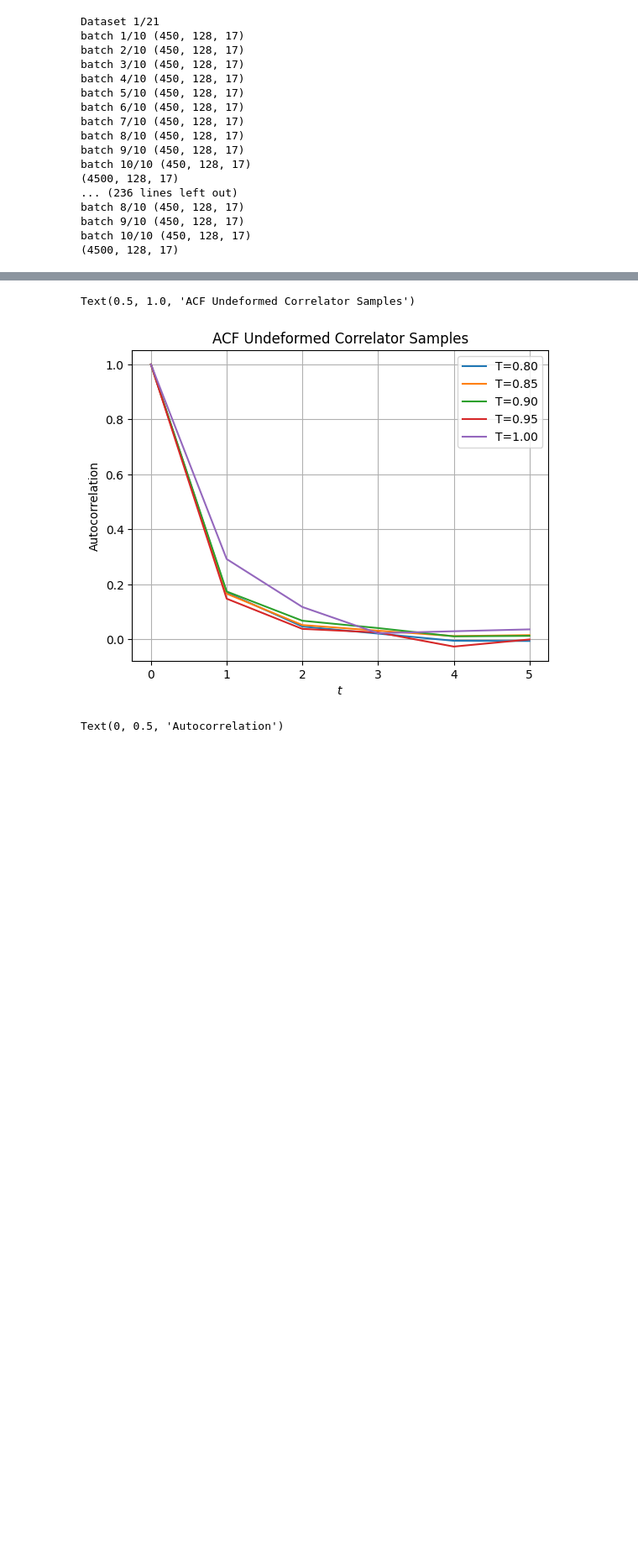
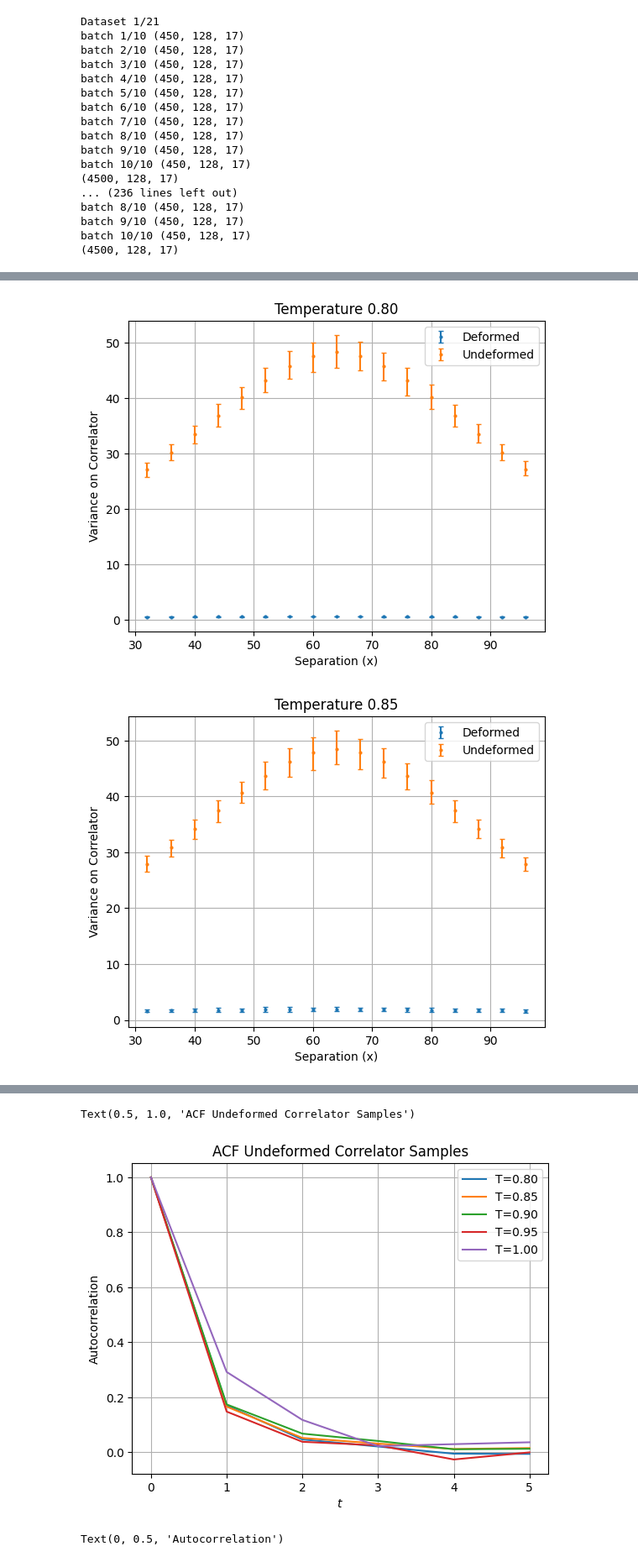
Before and after one commit to amshak01/XY-Contour-Deformations, a Jupyter notebook: deformations.ipynb, the cells around one changed output, grey strips where cells are left out. Shown: that part at 84% size. Cells and saved outputs as stored; diff of their text form; code cells hidden in the pictures; blank space fills up the shorter version.

```diff
--- a/deformations.ipynb
+++ b/deformations.ipynb
@@ -695,7 +701,7 @@ with torch.no_grad():
         samples = np.concatenate(samples, axis=0)
         undeformed_proj.append(samples)
 
-    undeformed_proj = np.stack(undeformed_proj)
+    undeformed_proj = np.stack(undeformed_proj) / lat_size
 
 undeformed_proj.shape
 # %% [output]
@@ -809,2 +861,2 @@ deformed_grid = np.load("deformed_grid_128.npy")
 # %%
-deformed_grid.shape
+deformed_proj = deformed_grid.sum(axis=-2).real
@@ -812,0 +863,12 @@ deformed_grid.shape
+# %%
+deformed_proj_mean_CIs = []
+deformed_proj_var_CIs = []
+
+for i in range(deformed_proj.shape[0]):
+    print(f"Bootstrapping temperature {i + 1}/{deformed_proj.shape[0]}")
+
+    mean_CIs = bin_bootstrap_2d(deformed_proj[i], np.mean, 1, 200, 95)
+    var_CIs = bin_bootstrap_2d(deformed_proj[i], np.var, 1, 200, 95)
+
+    deformed_proj_mean_CIs.append(mean_CIs)
+    deformed_proj_var_CIs.append(var_CIs)
@@ -812,0 +893,37 @@ deformed_grid.shape
+# %%
+for i in range(0,21,5):
+    plt.figure()
+    c, l, u, _ = deformed_proj_var_CIs[i]
+    plt.errorbar(
+        x_seps,
+        c,
+        yerr=(c - l, u - c),
+        fmt="o",
+        markersize=2,  # size of the mean point
+        capsize=2.5,  # caps at ends of error bars
+        elinewidth=1.5,  # vertical line thickness
+        capthick=1,  # cap thickness
+        label='Deformed'
+    )
+
+    c, l, u, _ = undeformed_proj_var_CIs[i]
+    plt.errorbar(
+        x_seps,
+        c,
+        yerr=(c - l, u - c),
+        fmt="o",
+        markersize=2,  # size of the mean point
+        capsize=2.5,  # caps at ends of error bars
+        elinewidth=1.5,  # vertical line thickness
+        capthick=1,  # cap thickness
+        label='Undeformed'
+    )
+    plt.grid()
+    plt.xlabel('Separation (x)')
+    plt.ylabel('Variance on Correlator')
+    plt.title(f'Temperature {val_temps[i]:.2f}')
+    plt.legend()
+    plt.savefig(f"writeup/figures/deformed_vs_undeformed_var/fig_{i//5}.png", dpi=200, bbox_inches="tight")
+# %% [output]
+[figure, added]
+[figure, added]
```
Also changed, not shown: parts of 18 cells of this notebook, 34 other files.
